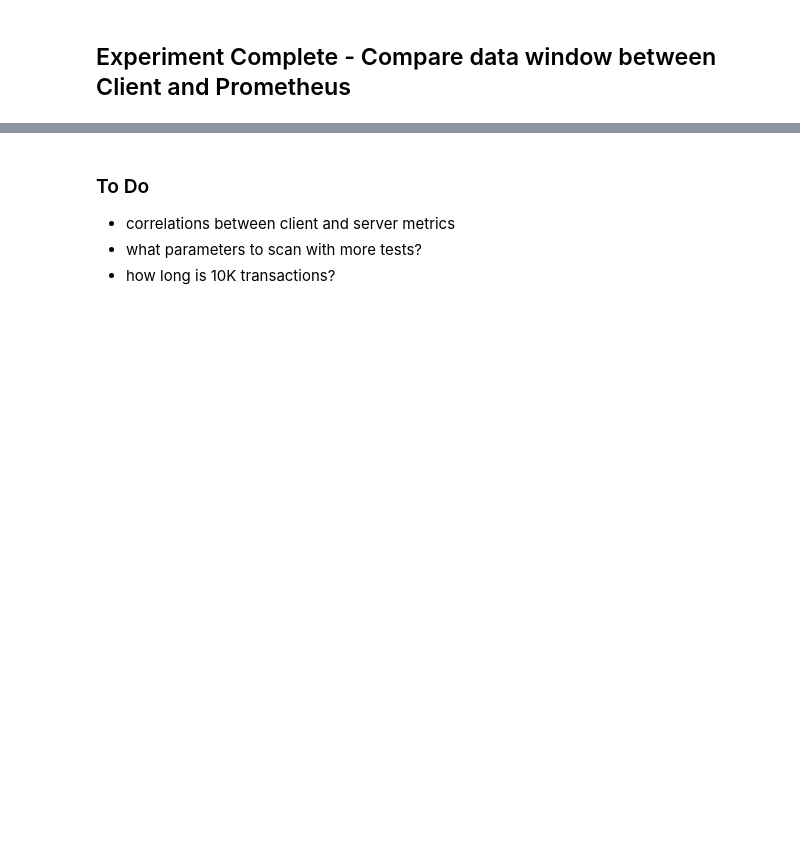
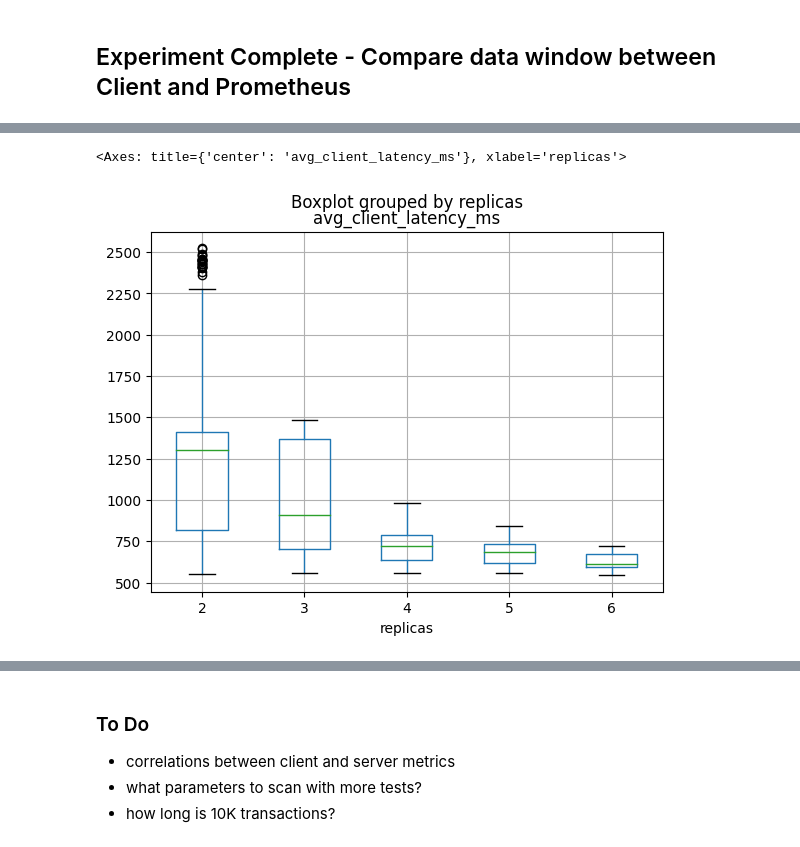
Before and after one commit to DrSkippy/Deploy-ML-Models, a Jupyter notebook: LoadFlaskDeploy/notebooks/EDA.ipynb, the cells around one changed output, grey strips where cells are left out. Drawn from its saved outputs; the diff is of its cells as text; code cells hidden in the pictures; blank space fills up the shorter version.

```diff
--- a/LoadFlaskDeploy/notebooks/EDA.ipynb
+++ b/LoadFlaskDeploy/notebooks/EDA.ipynb
@@ -255,0 +102,4 @@ Accuracy: 77.86
+# %%
+dfs = [util.combined_data_set(ce) for ce in util.experiments]
+df = pd.concat(dfs, axis=0)
+# print(df.head(4))
@@ -255,0 +113,5 @@ Accuracy: 77.86
+# %%
+df.boxplot("avg_client_latency_ms", by="replicas")
+# %% [output]
+<Axes: title={'center': 'avg_client_latency_ms'}, xlabel='replicas'>
+[figure, added]
```
Also changed, not shown: parts of 28 cells of this notebook.
